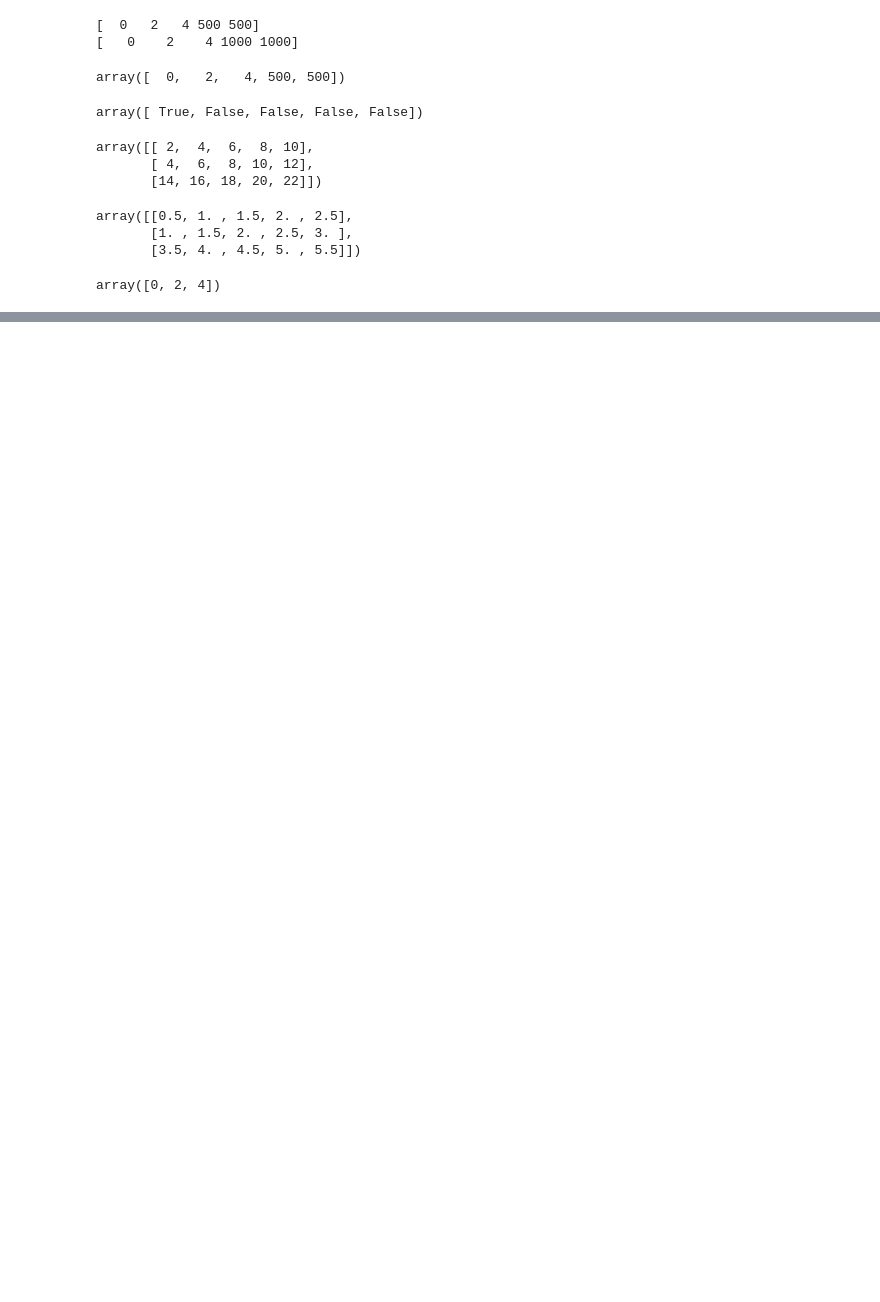
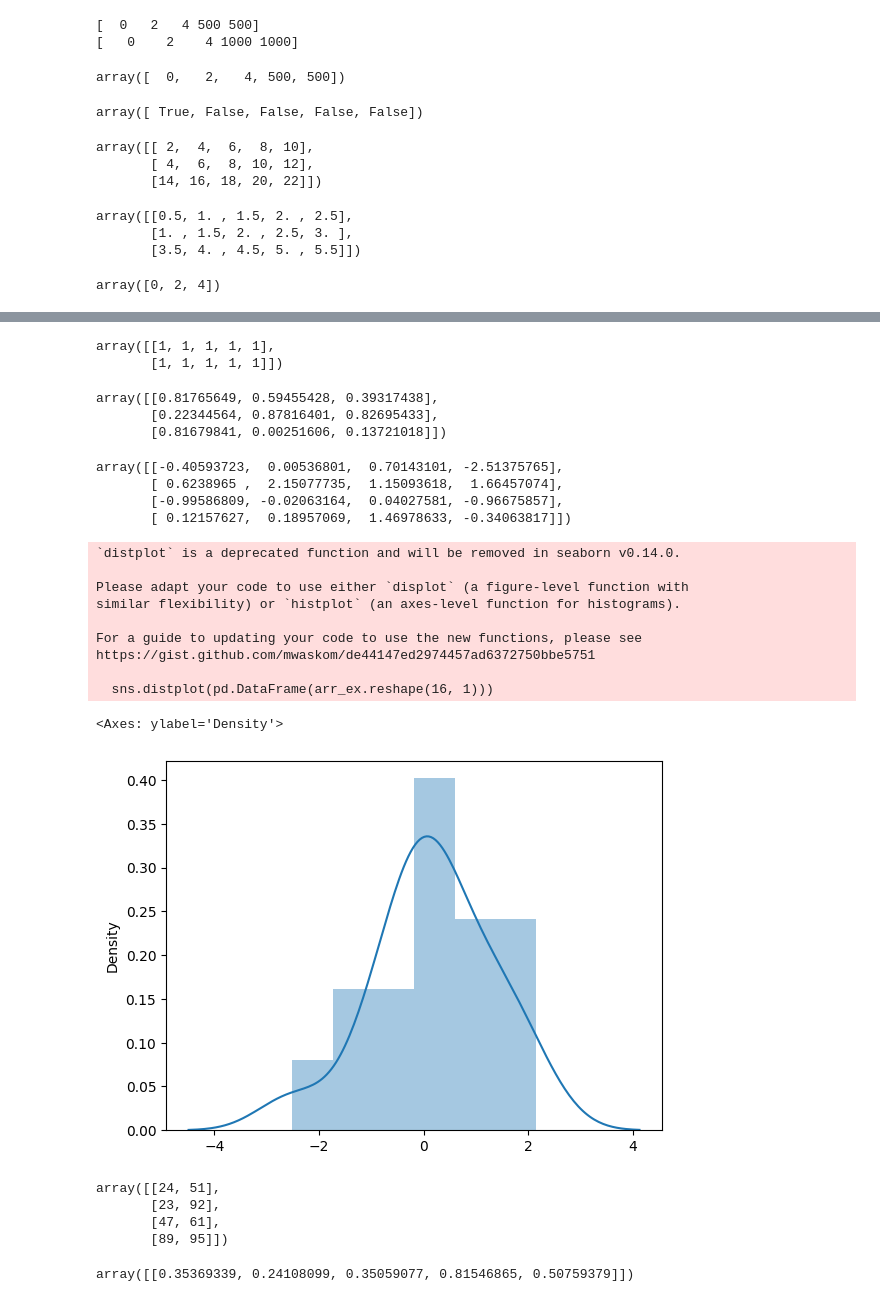
Before and after one commit to ergonrizky26/3-Months-of-Data-Science, a Jupyter notebook: Day_3_Numpy_and_Inbuilt_Functions.ipynb, the cells around one changed output, grey strips where cells are left out. Saved outputs shown, nothing was run; the diff lists cells and outputs as text; code cells hidden in the pictures; blank space fills up the shorter version.

Commit message:
Update day 3 learn numpy and inbuilt functions

```diff
--- a/Day_3_Numpy_and_Inbuilt_Functions.ipynb
+++ b/Day_3_Numpy_and_Inbuilt_Functions.ipynb
@@ -169,0 +189,22 @@ np.arrange(0,10)
+# %%
+np.ones((2, 5), dtype = int)
+# %% [output]
+array([[1, 1, 1, 1, 1],
+       [1, 1, 1, 1, 1]])
+# %%
+# Random distribution
+
+np.random.rand(3, 3)
+# %% [output]
+array([[0.81765649, 0.59455428, 0.39317438],
+       [0.22344564, 0.87816401, 0.82695433],
+       [0.81679841, 0.00251606, 0.13721018]])
+# %%
+arr_ex = np.random.randn(4, 4)
+# %%
+arr_ex
+# %% [output]
+array([[-0.40593723,  0.00536801,  0.70143101, -2.51375765],
+       [ 0.6238965 ,  2.15077735,  1.15093618,  1.66457074],
+       [-0.99586809, -0.02063164,  0.04027581, -0.96675857],
+       [ 0.12157627,  0.18957069,  1.46978633, -0.34063817]])
@@ -169,0 +214,25 @@ np.arrange(0,10)
+# %%
+sns.distplot(pd.DataFrame(arr_ex.reshape(16, 1)))
+# %% [output]
+`distplot` is a deprecated function and will be removed in seaborn v0.14.0.
+
+Please adapt your code to use either `displot` (a figure-level function with
+similar flexibility) or `histplot` (an axes-level function for histograms).
+
+For a guide to updating your code to use the new functions, please see
+https://gist.github.com/mwaskom/de44147ed2974457ad6372750bbe5751
+
+  sns.distplot(pd.DataFrame(arr_ex.reshape(16, 1)))
+<Axes: ylabel='Density'>
+[figure, added]
+# %%
+np.random.randint(0, 100, 8).reshape(4, 2)
+# %% [output]
+array([[24, 51],
+       [23, 92],
+       [47, 61],
+       [89, 95]])
+# %%
+np.random.random_sample((1, 5))
+# %% [output]
+array([[0.35369339, 0.24108099, 0.35059077, 0.81546865, 0.50759379]])
```
Also changed, not shown: parts of 6 cells of this notebook.
